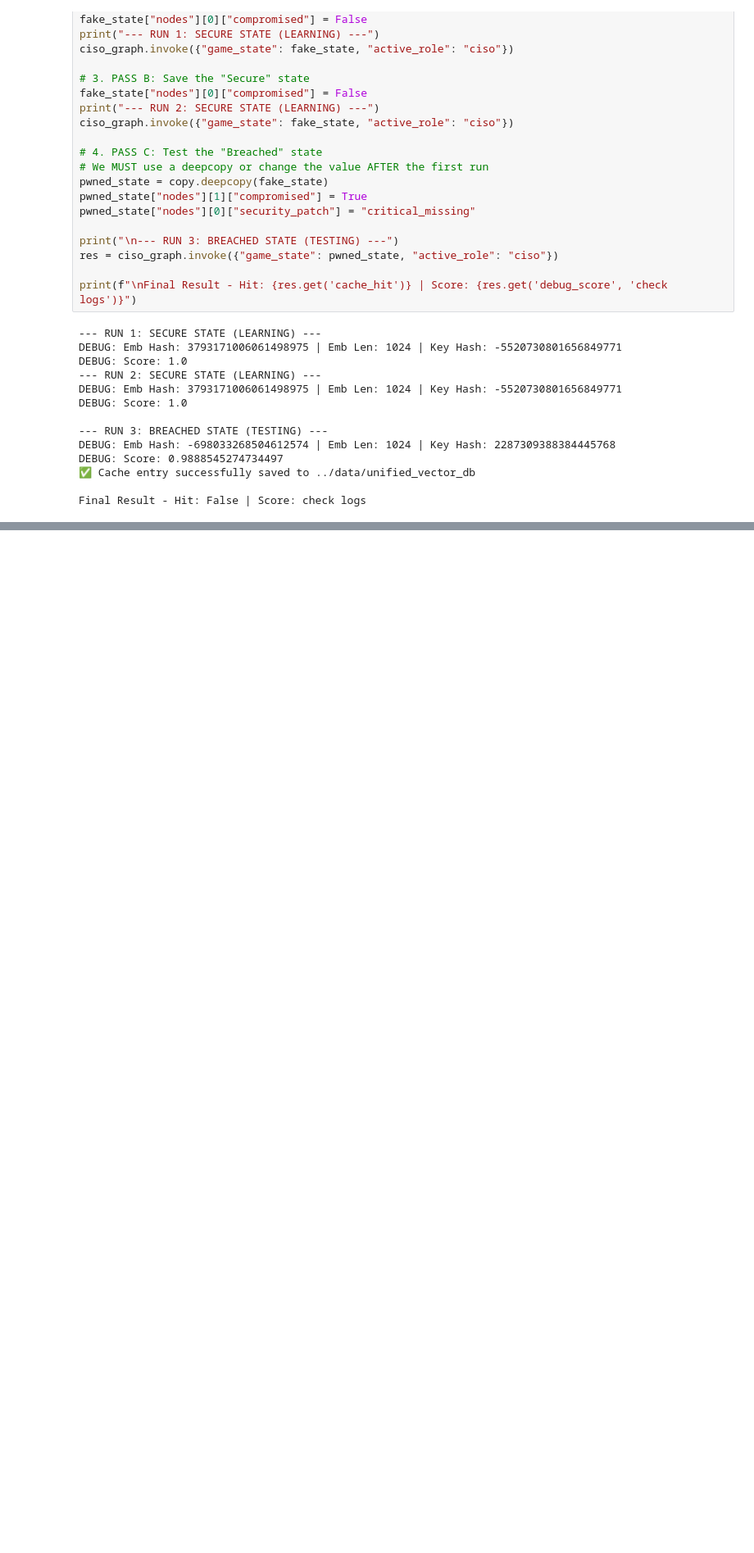
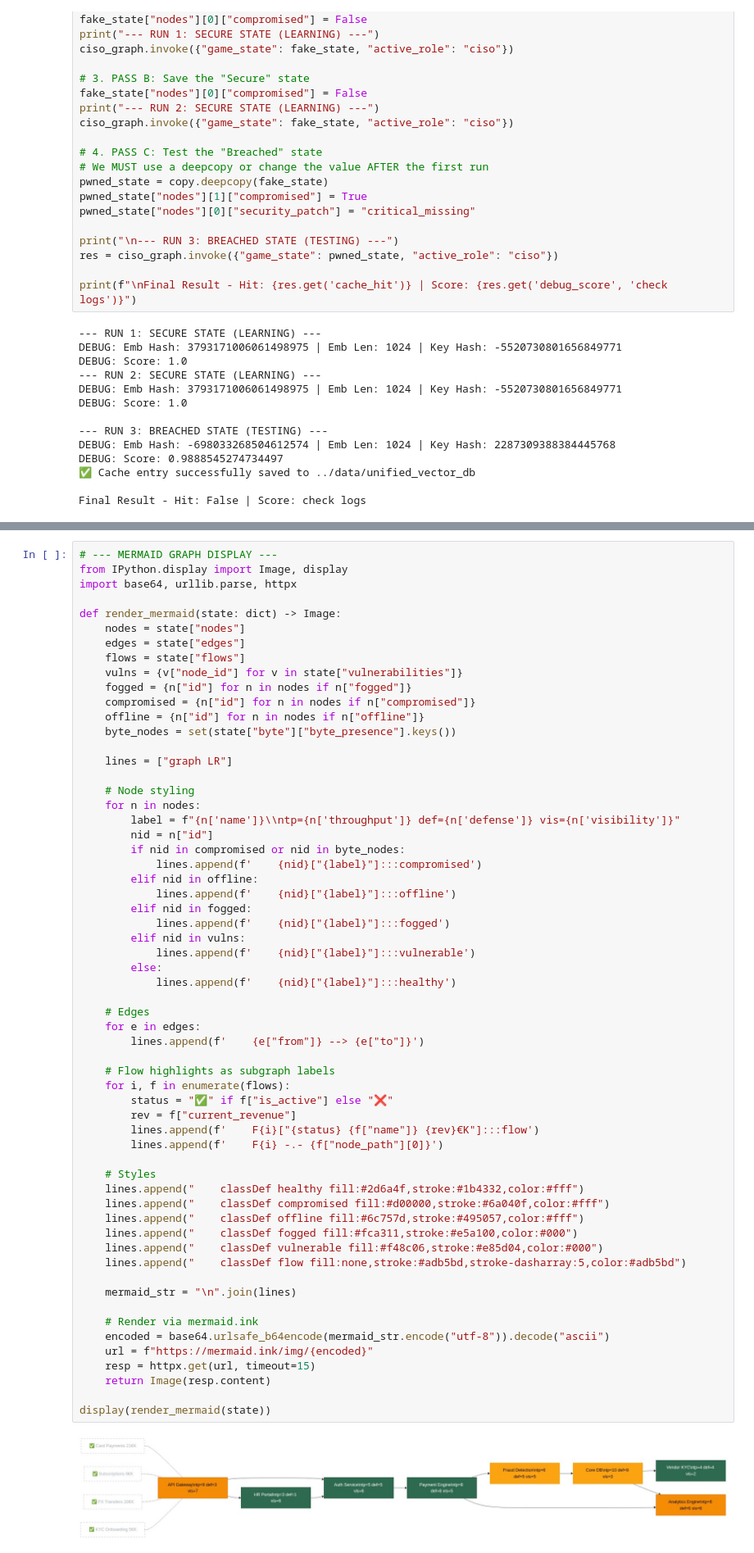
Before and after one commit to acourreg/ransom-rampage, a Jupyter notebook: notebooks/prototype.ipynb, the cells around one changed output, grey strips where cells are left out. Shown at 82% size. Cells and saved outputs as stored; diff of their text form; blank space fills up the shorter version.

```diff
--- a/notebooks/prototype.ipynb
+++ b/notebooks/prototype.ipynb
@@ -511,0 +678,62 @@ Final Result - Hit: False | Score: check logs
+# %%
+# --- MERMAID GRAPH DISPLAY ---
+from IPython.display import Image, display
+import base64, urllib.parse, httpx
+
+def render_mermaid(state: dict) -> Image:
+    nodes = state["nodes"]
+    edges = state["edges"]
+    flows = state["flows"]
+    vulns = {v["node_id"] for v in state["vulnerabilities"]}
+    fogged = {n["id"] for n in nodes if n["fogged"]}
+    compromised = {n["id"] for n in nodes if n["compromised"]}
+    offline = {n["id"] for n in nodes if n["offline"]}
+    byte_nodes = set(state["byte"]["byte_presence"].keys())
+
+    lines = ["graph LR"]
+
+    # Node styling
+    for n in nodes:
+        label = f"{n['name']}\\ntp={n['throughput']} def={n['defense']} vis={n['visibility']}"
+        nid = n["id"]
+        if nid in compromised or nid in byte_nodes:
+            lines.append(f'    {nid}["{label}"]:::compromised')
+        elif nid in offline:
+            lines.append(f'    {nid}["{label}"]:::offline')
+        elif nid in fogged:
+            lines.append(f'    {nid}["{label}"]:::fogged')
+        elif nid in vulns:
+            lines.append(f'    {nid}["{label}"]:::vulnerable')
+        else:
+            lines.append(f'    {nid}["{label}"]:::healthy')
+
+    # Edges
+    for e in edges:
+        lines.append(f'    {e["from"]} --> {e["to"]}')
+
+    # Flow highlights as subgraph labels
+    for i, f in enumerate(flows):
+        status = "✅" if f["is_active"] else "❌"
+        rev = f["current_revenue"]
+        lines.append(f'    F{i}["{status} {f["name"]} {rev}€K"]:::flow')
+        lines.append(f'    F{i} -.- {f["node_path"][0]}')
+
+    # Styles
+    lines.append("    classDef healthy fill:#2d6a4f,stroke:#1b4332,color:#fff")
+    lines.append("    classDef compromised fill:#d00000,stroke:#6a040f,color:#fff")
+    lines.append("    classDef offline fill:#6c757d,stroke:#495057,color:#fff")
+    lines.append("    classDef fogged fill:#fca311,stroke:#e5a100,color:#000")
+    lines.append("    classDef vulnerable fill:#f48c06,stroke:#e85d04,color:#000")
+    lines.append("    classDef flow fill:none,stroke:#adb5bd,stroke-dasharray:5,color:#adb5bd")
+
+    mermaid_str = "\n".join(lines)
+
+    # Render via mermaid.ink
+    encoded = base64.urlsafe_b64encode(mermaid_str.encode("utf-8")).decode("ascii")
+    url = f"https://mermaid.ink/img/{encoded}"
+    resp = httpx.get(url, timeout=15)
+    return Image(resp.content)
+
+display(render_mermaid(state))
+# %% [output]
+[figure, added]
```
Also changed, not shown: parts of 1 cell of this notebook, 2 other files.
